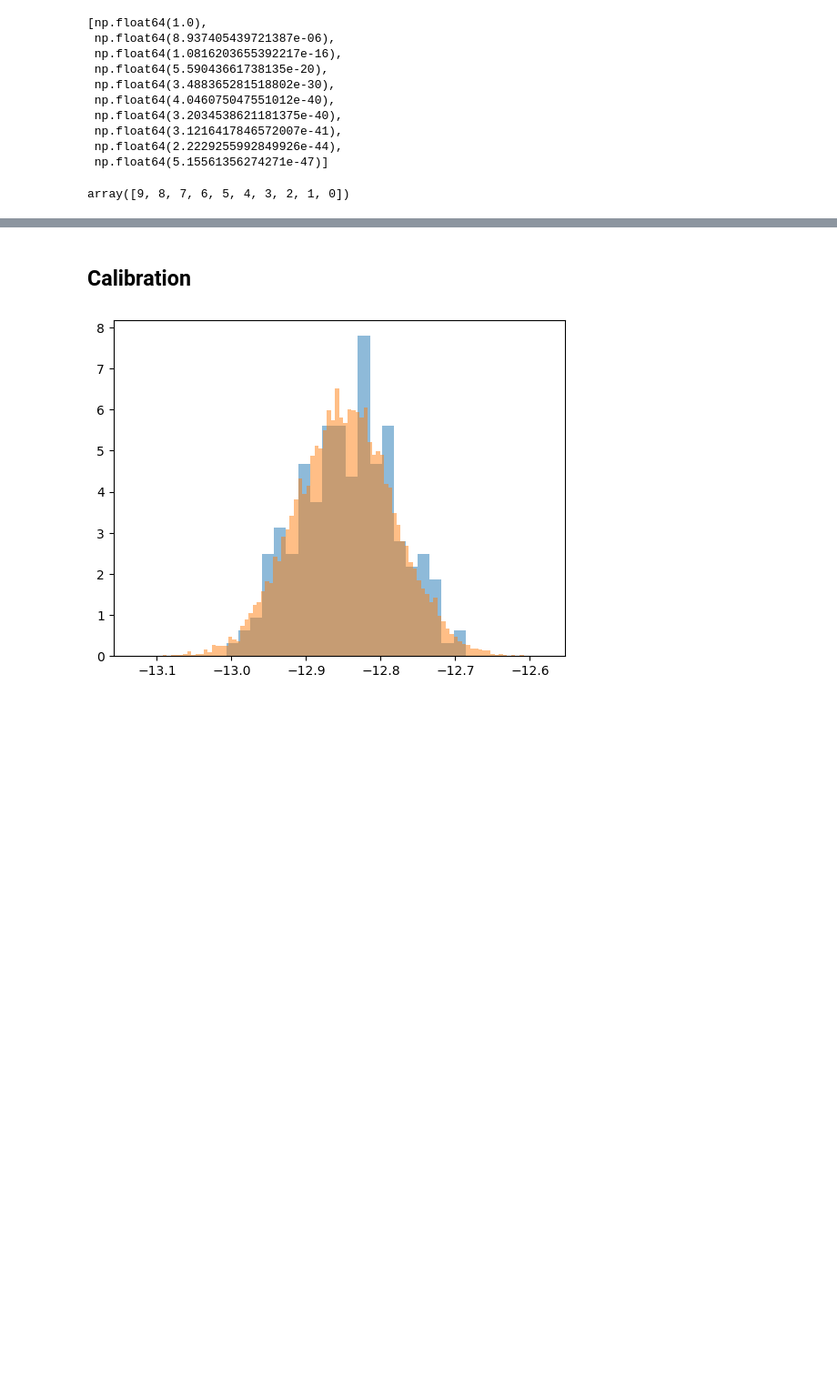
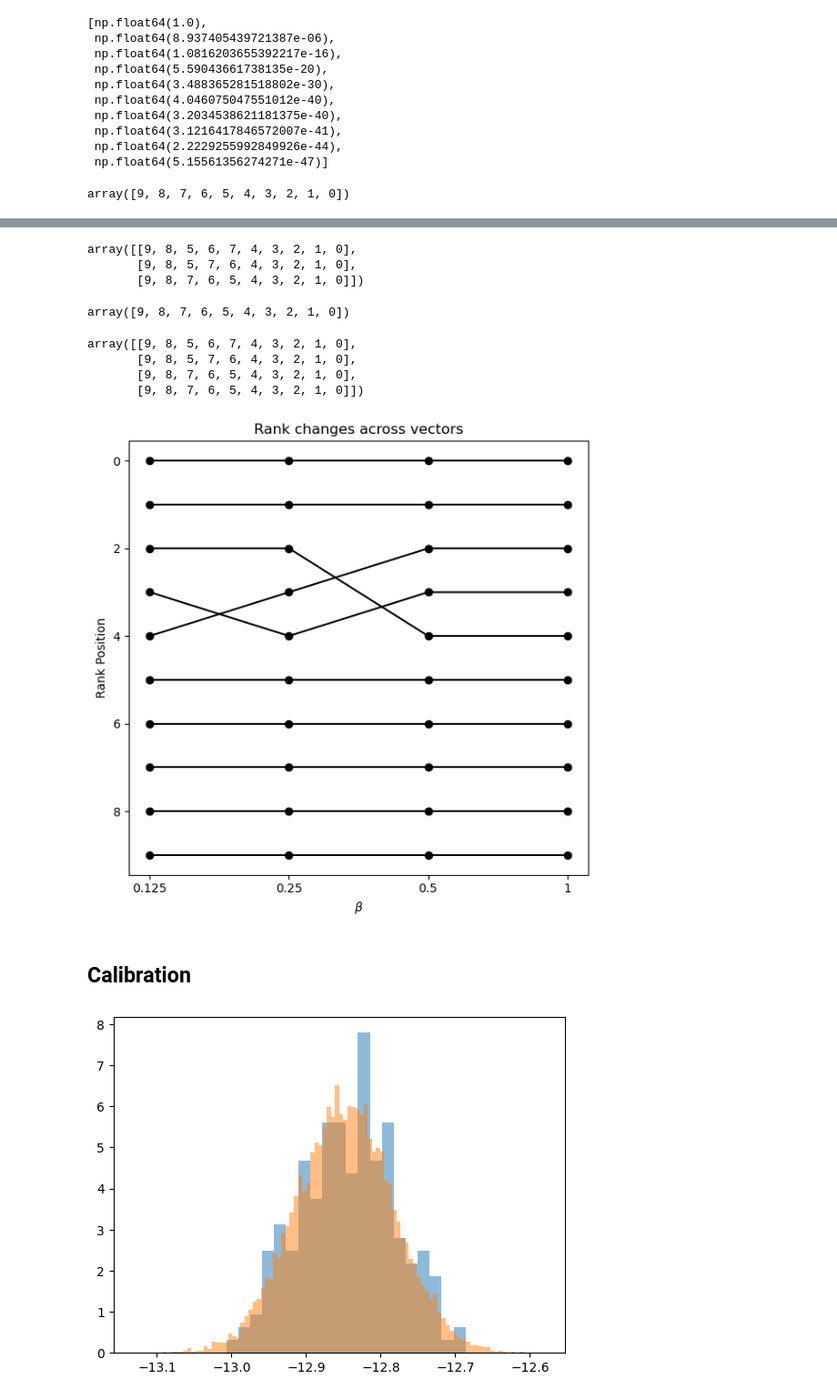
Before and after one commit to PaulD273/Symbolic-regression, a Jupyter notebook: Na/desc_dim_norm.ipynb, the cells around one changed output, grey strips where cells are left out. Shown at 91% size. Cells and saved outputs as stored; diff of their text form; code cells hidden in the pictures; blank space fills up the shorter version.

```diff
--- a/Na/desc_dim_norm.ipynb
+++ b/Na/desc_dim_norm.ipynb
@@ -662,0 +776,2 @@ array([9, 8, 7, 6, 5, 4, 3, 2, 1, 0])
+# %%
+log_marginal_likelihoods_temp = np.array(log_marginal_likelihoods_temp).reshape(models_stored, len(beta))
@@ -662,0 +791,4 @@ array([9, 8, 7, 6, 5, 4, 3, 2, 1, 0])
+# %%
+# For each value of beta (comlumn) finds the representative with the highest marginal likelihood
+for j in range(len(beta)):
+    print(np.argmax(log_marginal_likelihoods_temp[:,j]))
@@ -662,0 +799,7 @@ array([9, 8, 7, 6, 5, 4, 3, 2, 1, 0])
+# %%
+ml_diff_temp = []
+for i in range(models_stored):
+    for j in range(len(beta)):
+        # log_marginal_likelihoods_temp[np.argmax(marginal_likelihoods_temp[:,j]), j] --> log_marg_likelihood of the benchmark for that value of beta
+        # e.g. if j=1 --> np.argmax(marginal_likelihoods_temp[:,j]) = (1,1) --> log_marginal_likelihoods_temp[1, 1]
+        ml_diff_temp.append(np.exp(-(log_marginal_likelihoods_temp[np.argmax(log_marginal_likelihoods_temp[:,j]), j] - log_marginal_likelihoods_temp[i,j])))
@@ -662,0 +819,7 @@ array([9, 8, 7, 6, 5, 4, 3, 2, 1, 0])
+# %%
+# Indices corresponding to the entries sorted in ascending order for beta = 1/8, 1/4, 1/2
+np.argsort(ml_diff_temp.T)
+# %% [output]
+array([[9, 8, 5, 6, 7, 4, 3, 2, 1, 0],
+       [9, 8, 5, 7, 6, 4, 3, 2, 1, 0],
+       [9, 8, 7, 6, 5, 4, 3, 2, 1, 0]])
@@ -663,3 +837,40 @@ array([9, 8, 7, 6, 5, 4, 3, 2, 1, 0])
+# %%
+# Indices corresponding to the entries sorted in ascending order for beta = 1
+np.argsort(ml_diff_hc)
+# %% [output]
+array([9, 8, 7, 6, 5, 4, 3, 2, 1, 0])
+# %%
+ordering = np.vstack([[9, 8, 5, 6, 7, 4, 3, 2, 1, 0],
+       [9, 8, 5, 7, 6, 4, 3, 2, 1, 0],
+       [9, 8, 7, 6, 5, 4, 3, 2, 1, 0],
+       [9, 8, 7, 6, 5, 4, 3, 2, 1, 0]])
+ordering
+# %% [output]
+array([[9, 8, 5, 6, 7, 4, 3, 2, 1, 0],
+       [9, 8, 5, 7, 6, 4, 3, 2, 1, 0],
+       [9, 8, 7, 6, 5, 4, 3, 2, 1, 0],
+       [9, 8, 7, 6, 5, 4, 3, 2, 1, 0]])
+# %%
+steps = range(ordering.shape[0])
+values = range(10)
+
+plt.figure(figsize=(6,6))
+
+for v in values:
+    positions = [np.where(ordering[i] == v)[0][0] for i in steps]
+    plt.plot(steps, positions, marker='o', label=str(v), color = 'black')
+
+plt.gca().invert_yaxis()
+plt.xticks(steps, [1/8,1/4,1/2,1])
+plt.ylabel("Rank Position")
+plt.xlabel(r"$\beta$")
+plt.title("Rank changes across vectors")
+
+#plt.legend(bbox_to_anchor=(1.05,1), loc='upper left')
+plt.tight_layout()
+plt.show()
+# %% [output]
+[figure, added]
 # %% [markdown]
 ## Calibration
 # %%
```
Also changed, not shown: parts of 9 cells of this notebook.
